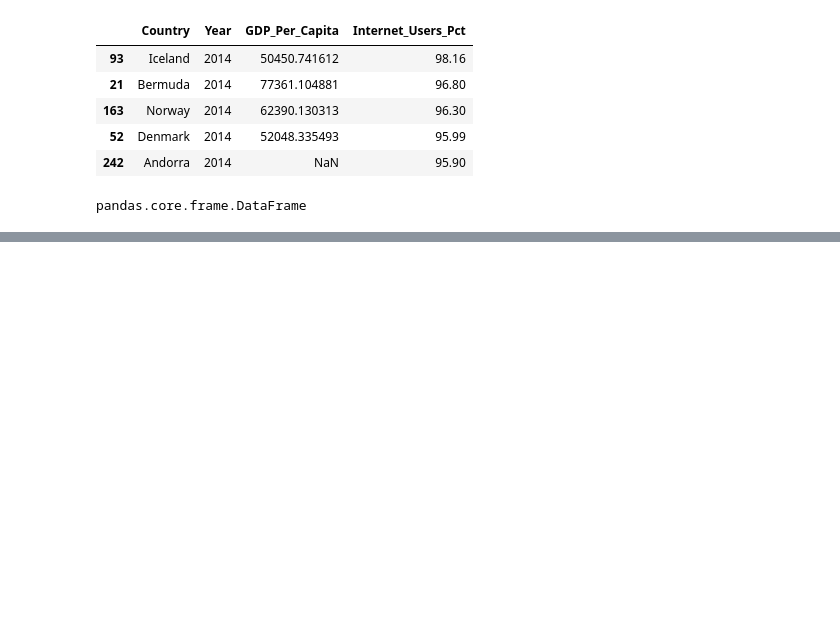
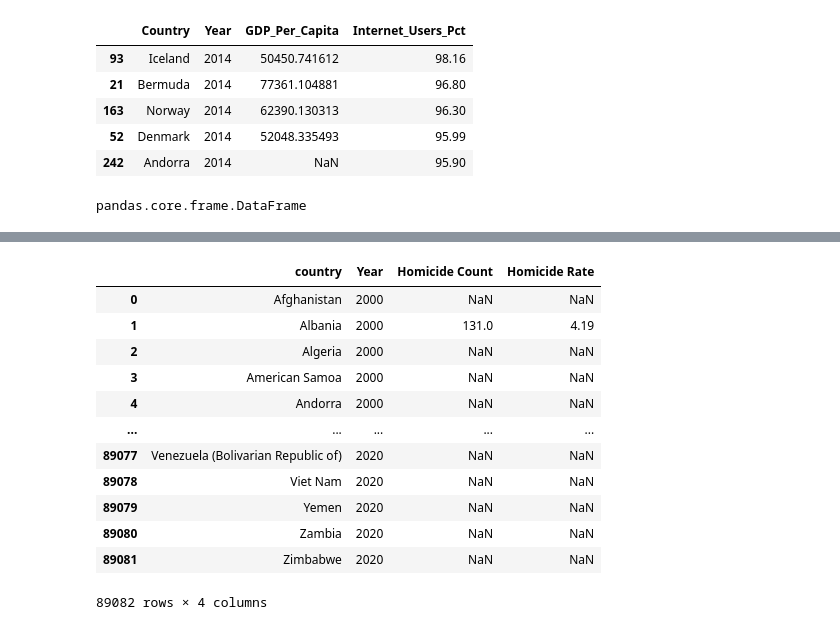
Before and after one commit to KoganScherer37/un_project-KoganScherer37, a Jupyter notebook: notebooks/UN_Project.ipynb, the cells around one changed output, grey strips where cells are left out. Drawn from its saved outputs; the diff is of its cells as text; code cells hidden in the pictures; blank space fills up the shorter version.

```diff
--- a/notebooks/UN_Project.ipynb
+++ b/notebooks/UN_Project.ipynb
@@ -1010,0 +1045,17 @@ memory usage: 72.7+ KB
+# %%
+homicides_df = homicides_df[['country', 'Year', 'Homicide Count', 'Homicide Rate']]
+homicides_df
+# %% [output]
+|  | country | Year | Homicide Count | Homicide Rate |
+| 0 | Afghanistan | 2000 | NaN | NaN |
+| 1 | Albania | 2000 | 131.0 | 4.19 |
+| 2 | Algeria | 2000 | NaN | NaN |
+| 3 | American Samoa | 2000 | NaN | NaN |
+| 4 | Andorra | 2000 | NaN | NaN |
+| ... | ... | ... | ... | ... |
+| 89077 | Venezuela (Bolivarian Republic of) | 2020 | NaN | NaN |
+| 89078 | Viet Nam | 2020 | NaN | NaN |
+| 89079 | Yemen | 2020 | NaN | NaN |
+| 89080 | Zambia | 2020 | NaN | NaN |
+| 89081 | Zimbabwe | 2020 | NaN | NaN |
+89082 rows × 4 columns
```
Also changed, not shown: parts of 43 cells of this notebook.
